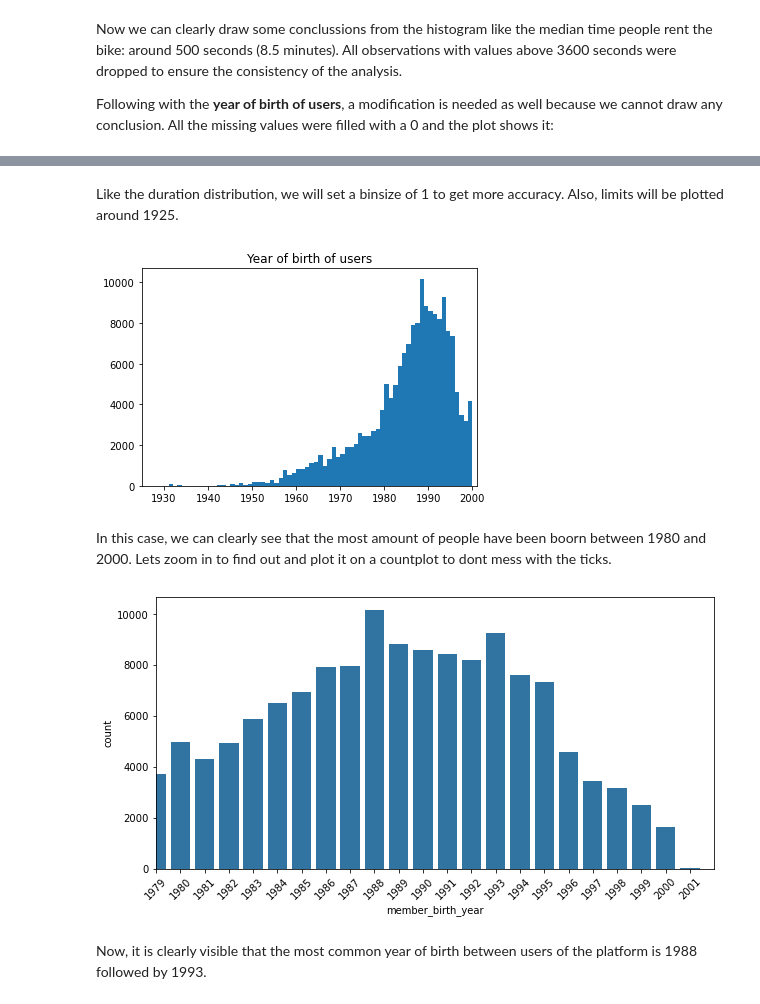
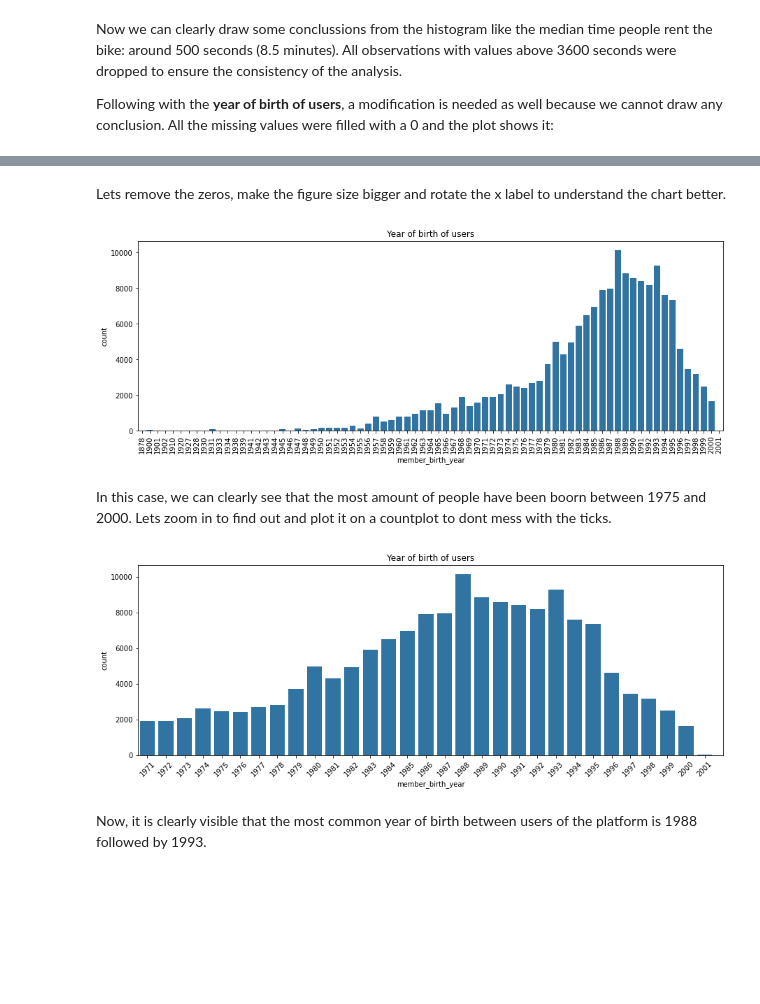
Before and after one commit to aingelmo/aingelmo.github.io, a Jupyter notebook: Project_5_Communicate-Data-Findings/exploration_template.ipynb, the cells around one changed output, grey strips where cells are left out. Drawn from its saved outputs; the diff is of its cells as text; code cells hidden in the pictures; blank space fills up the shorter version.

```diff
--- a/Project_5_Communicate-Data-Findings/exploration_template.ipynb
+++ b/Project_5_Communicate-Data-Findings/exploration_template.ipynb
@@ -80,14 +80,16 @@ The data needs some cleaning to convert the variables into its correct type. But
 #Create a copy of the original
 ford_clean = ford.copy()
 
+#Drop missing values
+ford_clean.dropna(inplace=True)
 
 #Convert to date/time
 ford_clean["start_time"] = pd.to_datetime(ford_clean["start_time"])
 ford_clean["end_time"] = pd.to_datetime(ford_clean["end_time"])
 
 #Divide date/time variables in order to plot it correctly
-ford_clean["start_time_hour"] = pd.DatetimeIndex(ford_clean["start_time"]).hour
-ford_clean["end_time_hour"] = pd.DatetimeIndex(ford_clean["end_time"]).hour
+ford_clean["start_time_hour"] = pd.DatetimeIndex(ford_clean["start_time"]).hour.astype("category")
+ford_clean["end_time_hour"] = pd.DatetimeIndex(ford_clean["end_time"]).hour.astype("category")
 
 #Get day of the week for the start an end time.
 ford_clean["start_time_weekday"] = ford_clean["start_time"].dt.dayofweek
@@ -105,8 +107,8 @@ to_clean = ["start_station_id", "end_station_id", "bike_id"]
 for i in to_clean:
     ford_clean[i] = ford_clean[i].fillna(0).astype(int).astype(str)
 
-#Convert year of birth to int
-ford_clean["member_birth_year"] = ford_clean["member_birth_year"].fillna(0).astype(int)
+#Convert year of birth to category
+ford_clean["member_birth_year"] = ford_clean["member_birth_year"].astype(int).astype("category")
 
 #Convert to categorical values
 ford_clean["member_gender"] = ford_clean["member_gender"].astype("category")
@@ -233,30 +243,22 @@ plt.xlabel("Year");
-# %% [markdown]
-Like the duration distribution, we will set a binsize of 1 to get more accuracy. Also, limits will be plotted around 1925.
-# %%
-binsize = 1
-bins = np.arange(ford_clean["member_birth_year"].min(), ford_clean["member_birth_year"].max(), binsize)
-
-plt.hist(ford_clean["member_birth_year"], bins=bins)
-plt.title("Year of birth of users")
-plt.xlim(1925,2001);
-# %% [output]
-[figure, removed]
+# %% [markdown]
+Lets remove the zeros, make the figure size bigger and rotate the x label to understand the chart better.
+# %%
+plt.figure(figsize=(15,5))
+sb.countplot(data=ford_clean, x="member_birth_year", color=base_color)
+plt.xticks(rotation=90)
+plt.title("Year of birth of users");
+# %% [output]
+[figure, added]
 # %% [markdown]
-In this case, we can clearly see that the most amount of people have been boorn between 1980 and 2000. Lets zoom in to find out and plot it on a countplot to dont mess with the ticks.
+In this case, we can clearly see that the most amount of people have been boorn between 1975 and 2000. Lets zoom in to find out and plot it on a countplot to dont mess with the ticks.
 # %%
-ford_clean2 = ford_clean[ford_clean["member_birth_year"] != 0]
-
-#Set the bins
-binsize = 1
-bins = np.arange(0, 75, binsize)
-
-#Plot the histogram
-plt.figure(figsize=(10,5))
-sb.countplot(data=ford_clean2, x="member_birth_year", color=base_color)
-plt.xticks(ticks=bins, rotation=45)
-plt.xlim(52,75);
+plt.figure(figsize=(15,5))
+sb.countplot(data=ford_clean, x="member_birth_year", color=base_color)
+plt.xticks(rotation=45)
+plt.xlim(43.5,75)
+plt.title("Year of birth of users");
 # %% [output]
-[figure, old version]
+[figure, new version]
 # %% [markdown]
 Now, it is clearly visible that the most common year of birth between users of the platform is 1988 followed by 1993.
 # %% [markdown]
```
Also changed, not shown: parts of 9 cells of this notebook.
